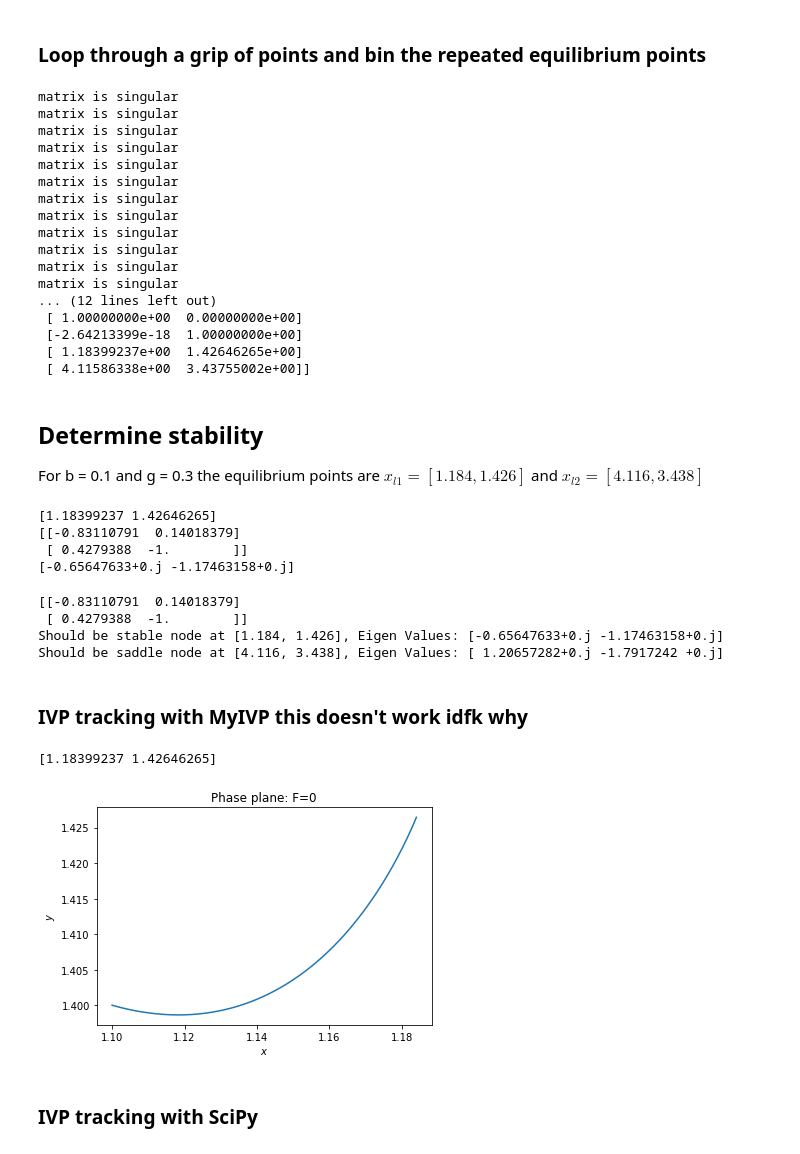
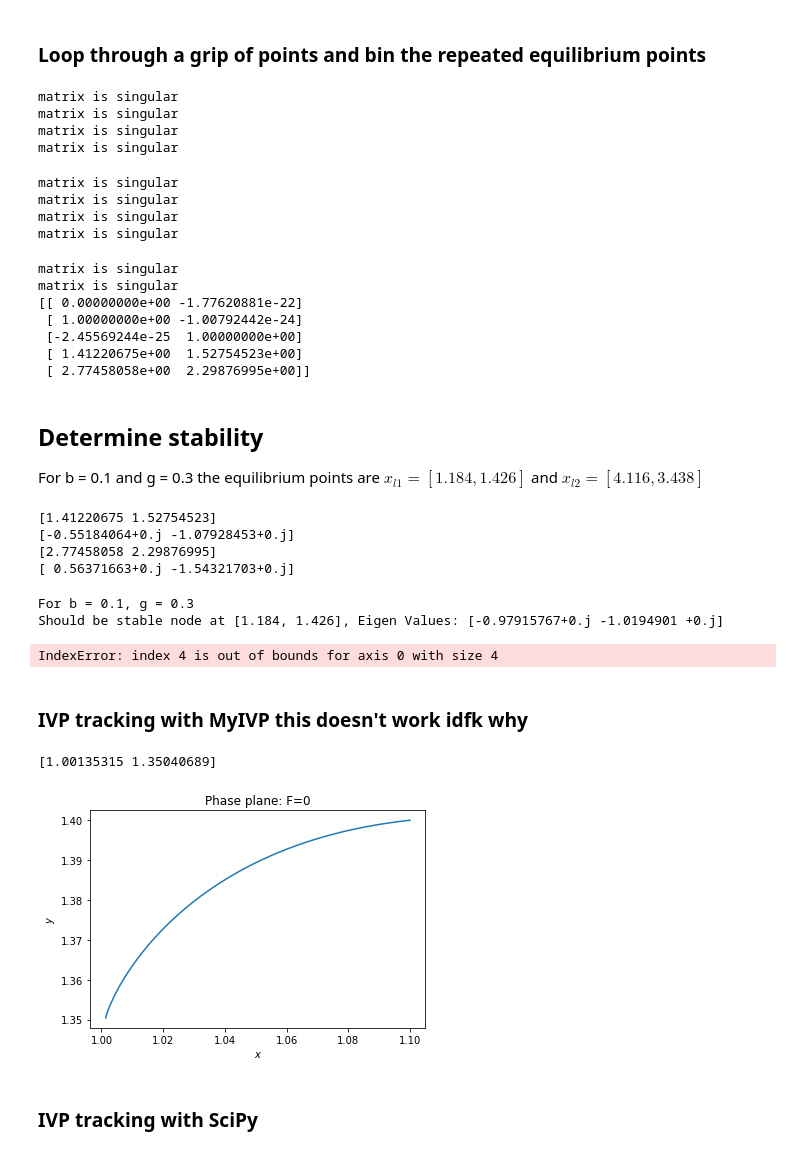
Before and after one commit to aaron-galligan/Case-Study, a Jupyter notebook: Fold_tracking_in_b.ipynb, the cells around one changed output. Drawn from its saved outputs; the diff is of its cells as text; code cells hidden in the pictures.

```diff
--- a/Fold_tracking_in_b.ipynb
+++ b/Fold_tracking_in_b.ipynb
@@ -60,7 +64,7 @@ def f1(x_arr, b, g):
 
 
 
-def df(x):
+def df_for_f1(x):
     h = 1e-06
     J = MyJacobian(function_being_used, x, h)
     J = np.squeeze(J, axis = 2)
@@ -98,7 +102,7 @@ def bin_repeats(points, threshold):
 
 #comment out to save ti
 def function_being_used(x0):
-    b = 0.1
+    b = 0.16
     g = 0.3
     return f1(x0, b, g)
 
@@ -107,11 +111,11 @@ x0 = np.array([0, 1.])
 tol = 1e-8
 maxit = 100
 
-coords = grid_of_coords(10, 0.25)
+coords = grid_of_coords(10, 0.5)
 eqlib_list = np.empty(shape=[0, 2])
 
 for i in coords:
-    x , converged , jacobian = MySolve(function_being_used, i, df, tol, maxit)
+    x , converged , jacobian = MySolve(function_being_used, i, df_for_f1, tol, maxit)
 
     if converged:
         x = np.squeeze(x, axis = 1)
@@ -124,76 +128,78 @@ matrix is singular
 matrix is singular
 matrix is singular
 matrix is singular
-matrix is singular
-matrix is singular
-matrix is singular
-matrix is singular
-matrix is singular
-matrix is singular
-matrix is singular
-matrix is singular
-... (12 lines left out)
- [ 1.00000000e+00  0.00000000e+00]
- [-2.64213399e-18  1.00000000e+00]
- [ 1.18399237e+00  1.42646265e+00]
- [ 4.11586338e+00  3.43755002e+00]]
+matrix is singular
+matrix is singular
+matrix is singular
+matrix is singular
+matrix is singular
+matrix is singular
+[[ 0.00000000e+00 -1.77620881e-22]
+ [ 1.00000000e+00 -1.00792442e-24]
+ [-2.45569244e-25  1.00000000e+00]
+ [ 1.41220675e+00  1.52754523e+00]
+ [ 2.77458058e+00  2.29876995e+00]]
 # %% [markdown]
 ## Determine stability
 For b = 0.1 and g = 0.3 the equilibrium points are $x_{l1} = [ 1.184, 1.426]$ and $x_{l2} = [ 4.116, 3.438]$
-# %%
-print(equlib_list[3])
-J = df(equlib_list[3])
-eig_val2 = linalg.eig(J)[0]
-print(eig_val2)
-# %% [output]
-[1.18399237 1.42646265]
-[[-0.83110791  0.14018379]
- [ 0.4279388  -1.        ]]
-[-0.65647633+0.j -1.17463158+0.j]
+# %%
+J = df_for_f1(equlib_list[3])
+eig_val2 = linalg.eig(J)[0]
+print(equlib_list[3])
+print(eig_val1)
+
+J = df_for_f1(equlib_list[4])
+eig_val2 = linalg.eig(J)[0]
+print(equlib_list[4])
+print(eig_val2)
+# %% [output]
+[1.41220675 1.52754523]
+[-0.55184064+0.j -1.07928453+0.j]
+[2.77458058 2.29876995]
+[ 0.56371663+0.j -1.54321703+0.j]
 # %%
 h = 1e-6
 p = np.array([0.1, 0.3])
+print('For b = 0.1, g = 0.3')
 J = MyJacobian(lambda x:userf1(0,x,p),   equlib_list[3],   h).squeeze(axis = 2)
-print(J)
+print('Should be stable node at [1.184, 1.426], Eigen Values:', eig_val1)
 eig_val1 = linalg.eig(J)[0]
 J = MyJacobian(lambda x:userf1(0,x,p),equlib_list[4],h).squeeze(axis = 2)
 eig_val2 = linalg.eig(J)[0]
-print('Should be stable node at [1.184, 1.426], Eigen Values:', eig_val1)
 print('Should be saddle node at [4.116, 3.438], Eigen Values:', eig_val2)
 # %% [output]
-[[-0.83110791  0.14018379]
- [ 0.4279388  -1.        ]]
-Should be stable node at [1.184, 1.426], Eigen Values: [-0.65647633+0.j -1.17463158+0.j]
-Should be saddle node at [4.116, 3.438], Eigen Values: [ 1.20657282+0.j -1.7917242 +0.j]
+For b = 0.1, g = 0.3
+Should be stable node at [1.184, 1.426], Eigen Values: [-0.97915767+0.j -1.0194901 +0.j]
+IndexError: index 4 is out of bounds for axis 0 with size 4
 # %% [markdown]
 ### IVP tracking with MyIVP this doesn't work idfk why
 # %%
 # Define parameters p
-b = 0.1; g = 0.3; p = np.array([b, g])
+b = 0.001; g = 0.3; p = np.array([b, g])
 #b = 1; g = -1; p = np.array([b, g])
 
 #define variable to go into MyIVP
 x0 = np.array([ 1.1, 1.4])
 #x0 = np.array([1.5,0.2])
 tspan = [0,100]
 h = 0.001
 
 #call MyIVP
 [X,t,xeq1] = MyIVP(lambda t,x:userf1(t,x,p),x0,tspan,h)
 X = np.squeeze(X)
 xeq1 = np.squeeze(xeq1)
 print(xeq1)
 
 #Plot
 plt.plot(X[0,:],X[1,:])
 plt.xlabel("$x$")
 plt.ylabel("$y$")
 plt.title("Phase plane: F=0")
 
 plt.show()
 # %% [output]
-[1.18399237 1.42646265]
+[1.00135315 1.35040689]
-[figure, old version]
+[figure, new version]
 # %% [markdown]
 ### IVP tracking with SciPy
 # %%
```
Also changed, not shown: parts of 12 cells of this notebook, 16 other files.
